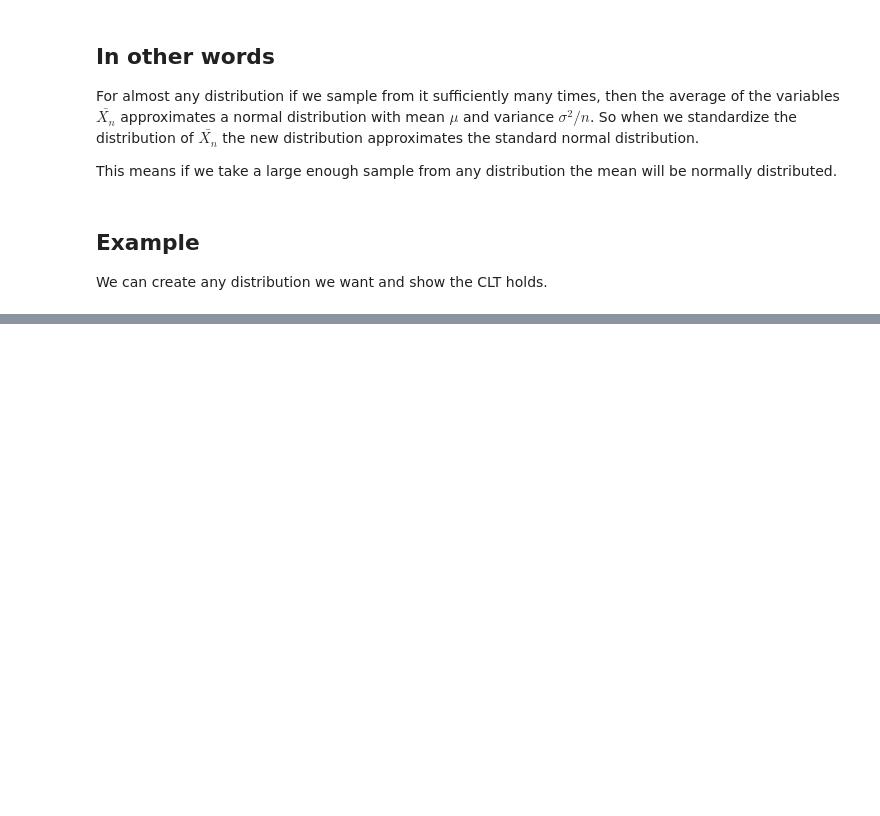
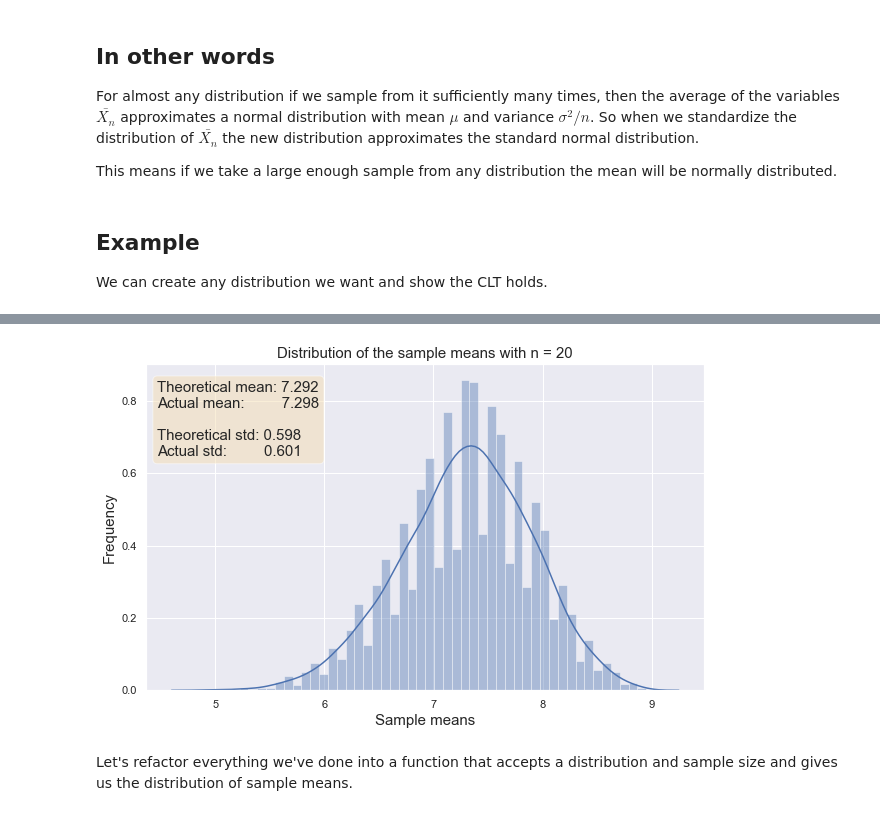
Before and after one commit to eytanohana/Data-Science-and-Statistics, a Jupyter notebook: CLT.ipynb, the cells around one changed output, grey strips where cells are left out. Cells and saved outputs as stored; diff of their text form; code cells hidden in the pictures; blank space fills up the shorter version.

Commit message:
create function

```diff
--- a/CLT.ipynb
+++ b/CLT.ipynb
@@ -107,0 +148,27 @@ If we increase our sample size and repeat the process we should get more accurat
+# %%
+n = 20
+means = []
+for _ in range(10_000):
+    # Take a sample of size 10 according to the probabilities.
+    sample = np.random.choice(dist_vals, p=dist_probs, size=n)
+    means.append(sample.mean())
+means = np.array(means)
+# %%
+text = f'''Theoretical mean: {dist_mean:.3f}
+Actual mean:         {means.mean():.3f}
+
+Theoretical std: {dist_std / np.sqrt(n):.3f}
+Actual std:         {means.std():.3f}'''
+
+plt.text(0.02, 0.95, text, transform=plt.gca().transAxes, fontsize=15,
+    verticalalignment='top', bbox=props)
+
+plt.xlabel('Sample means', fontsize=15)
+plt.ylabel('Frequency', fontsize=15)
+sns.distplot(means)
+plt.title(f'Distribution of the sample means with n = {n}', fontsize=15)
+plt.show()
+# %% [output]
+[figure, added]
+# %% [markdown]
+Let's refactor everything we've done into a function that accepts a distribution and sample size and gives us the distribution of sample means.
```
Also changed, not shown: parts of 22 cells of this notebook.
